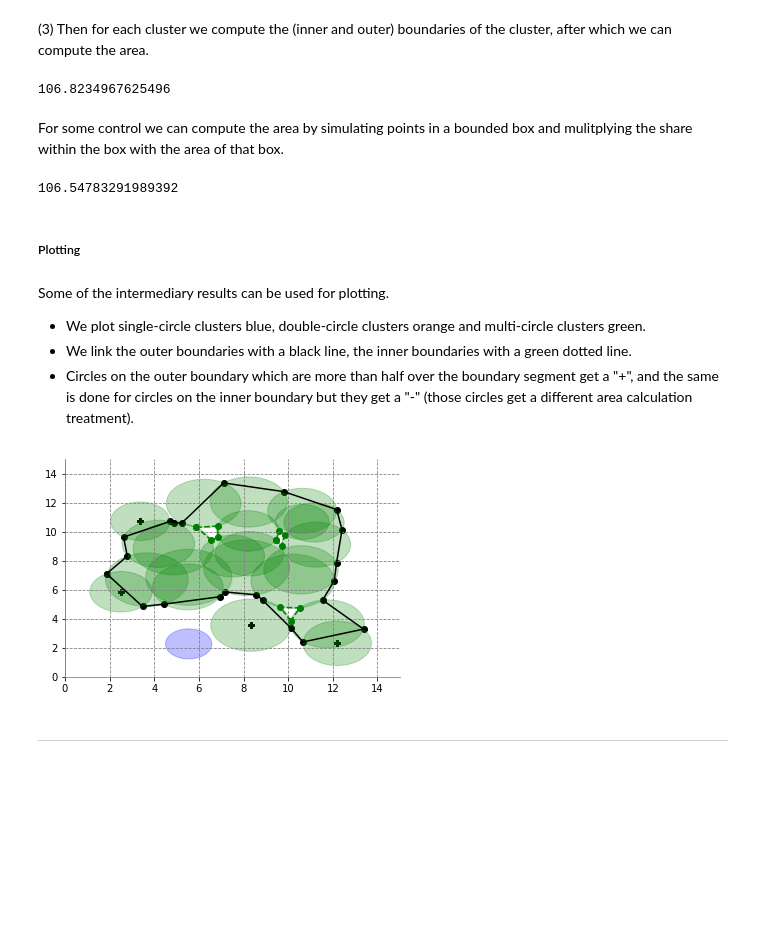
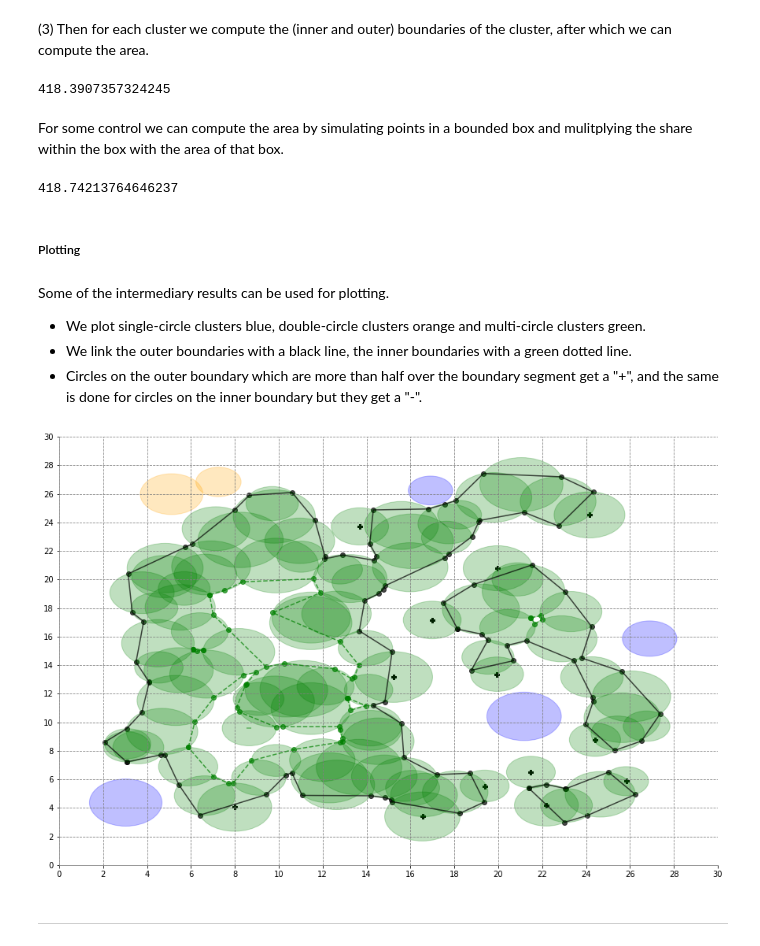
Before and after one commit to guillaume-marion/circle-operations, a Jupyter notebook: demo.ipynb, the cells around one changed output. Drawn from its saved outputs; the diff is of its cells as text; code cells hidden in the pictures; blank space fills up the shorter version.

Commit message:
Added demo notebook
Added a notebook with an example of how to use the flatArea() method. Changed some readme notes.

```diff
--- a/demo.ipynb
+++ b/demo.ipynb
@@ -61,6 +61,6 @@ mc = Circle([[5,5,1],[5,8,3]])
 # %%
-fig, ax = figAx(15,15)
+fig, ax = figAx([0,30],[0,30])
 for c in mc:
-    cplot = plt.Circle((c.x, c.y), c.r, fill=False, color='blue')
+    cplot = plt.Circle((c.x, c.y), c.r, fill=False, color='blue', alpha=.7)
     ax.add_artist(cplot)
 # %% [output]
@@ -68,10 +68,10 @@ for c in mc:
 # %% [markdown]
 Or create them randomly:
 # %%
-mc = Circle.random(x_min=2, x_max=13, y_min=2, y_max=13, radius_min=1, radius_max=2, nr_circles=25)
+mc = Circle.random(x_min=3, x_max=27, y_min=3, y_max=27, radius_min=1, radius_max=2, nr_circles=100)
 # %%
-fig, ax = figAx(15,15)
+fig, ax = figAx([0,30],[0,30])
 for c in mc:
-    cplot = plt.Circle((c.x, c.y), c.r, fill=False, color='blue')
+    cplot = plt.Circle((c.x, c.y), c.r, fill=False, color='blue', alpha=.7)
     ax.add_artist(cplot)
 # %% [output]
@@ -83,11 +83,13 @@ Sine the parent class is the np.ndarray, some methods work in a vectorized fashi
 # %%
 i1, i2 = mc.drop(0).intersect(mc[0])
 # %%
-fig, ax = figAx(15,15)
+fig, ax = figAx([0,30], [0,30])
+cplot = plt.Circle((mc[0].x, mc[0].y), mc[0].r, fill=False, color='black', alpha=.5)
+ax.add_artist(cplot)
 for c in mc:
-    cplot = plt.Circle((c.x, c.y), c.r, fill=False, color='blue')
+    cplot = plt.Circle((c.x, c.y), c.r, fill=False, color='blue', alpha=.7)
     ax.add_artist(cplot)
-plt.scatter(i1.x, i1.y, color='black', alpha=.5)
-plt.scatter(i2.x, i2.y, color='black', alpha=.5)
+plt.scatter(i1.x, i1.y, color='black')
+plt.scatter(i2.x, i2.y, color='black')
 # %% [output]
 <matplotlib.collections.PathCollection at 0x...>
@@ -115,22 +117,22 @@ for i in range(mc.nr_clusters):
     all_areas.append(area)
 print(sum(all_areas))
 # %% [output]
-106.8234967625496
+418.3907357324245
 # %% [markdown]
 For some control we can compute the area by simulating points in a bounded box and mulitplying the share within the box with the area of that box.
 # %%
 mc.simArea()
 # %% [output]
-106.54783291989392
+418.74213764646237
 # %% [markdown]
 ##### Plotting
 # %% [markdown]
 Some of the intermediary results can be used for plotting.
 * We plot single-circle clusters blue, double-circle clusters orange and multi-circle clusters green.
 * We link the outer boundaries with a black line, the inner boundaries with a green dotted line.
-* Circles on the outer boundary which are more than half over the boundary segment get a "+", and the same is done for circles on the inner boundary but they get a "-" (those circles get a different area calculation treatment).
+* Circles on the outer boundary which are more than half over the boundary segment get a "+", and the same is done for circles on the inner boundary but they get a "-".
 # %%
-fig, ax = figAx(15,15)
+fig, ax = figAx([0,30],[0,30])
 
 for i in range(mc.nr_clusters):
     cluster = mc.get_cluster(i)
@@ -146,38 +148,38 @@ for i in range(mc.nr_clusters):
             ax.add_artist(cplot)
 
     if len(cluster)>2:
         # For every cluster...
         for c in cluster:
             cplot = plt.Circle((c.x, c.y), c.r, color='green', fill=True, alpha=.25)
             ax.add_artist(cplot)
 
         cluster.calc_boundaries()
         # Get the outer boundaries & Circles.
         ordered_b, _ = cluster.outer_boundaries
         # Close the loop.
         ordered_all = Point([ordered_b[-1]]+ordered_b)
         # Scatter boundaries and plot segments in dotted lines.
-        plt.scatter(ordered_all.x, ordered_all.y, color='black')
-        plt.plot(ordered_all.x, ordered_all.y, c='black')
+        plt.scatter(ordered_all.x, ordered_all.y, color='black', alpha=.7)
+        plt.plot(ordered_all.x, ordered_all.y, c='black', alpha=.7)
 
         # For every hole in the cluster...
         for inner_boundary in cluster.inner_boundaries:
             # Get the boundaries & Circles.
             ordered_b, _ = inner_boundary
             # Close the loop.
             ordered_all = Point([ordered_b[-1]]+ordered_b)
             # Scatter boundaries and plot segments in dotted lines.
-            plt.scatter(ordered_all .x, ordered_all .y, c='green')
-            plt.plot(ordered_all .x, ordered_all .y, c='green', ls='--')
+            plt.scatter(ordered_all .x, ordered_all .y, c='green', alpha=.7)
+            plt.plot(ordered_all .x, ordered_all .y, c='green', ls='--', alpha=.7)
 
         # Calculate Area (and edge case circles)
         A, o, i = cluster.flatArea(return_edge_cases=True)
         plt.scatter(o.x, o.y, c='black', marker='P')
         try:
-            plt.scatter(i.x, i.y, c='green', marker='_')
+            plt.scatter(i.x, i.y, c='green', marker='_', alpha=.5)
         except:
             i=None
 # %% [output]
-[figure, old version]
+[figure, new version]
 # %% [markdown]
 ---
```
Also changed, not shown: parts of 6 cells of this notebook, 3 other files.
